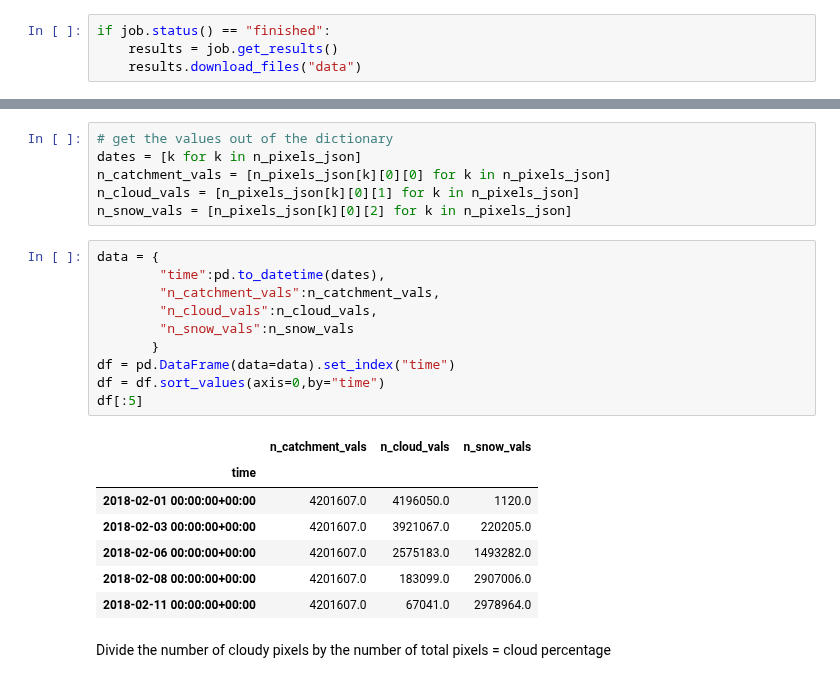
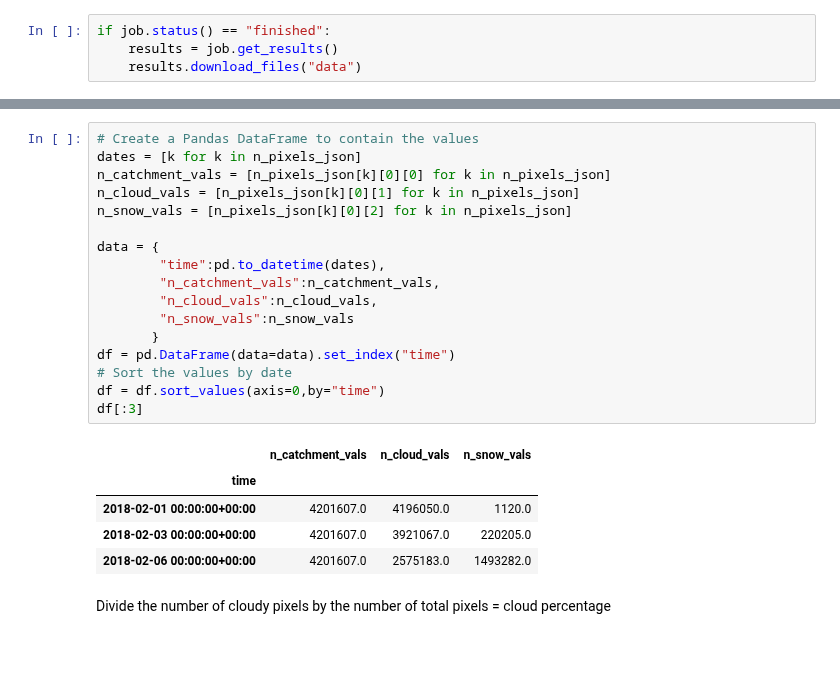
Before and after one commit to EO-College/cubes-and-clouds, a Jupyter notebook: lectures/3.1_data_processing/exercises/31_data_processing_cdse.ipynb, the cells around one changed output, grey strips where cells are left out. Drawn from its saved outputs; the diff is of its cells as text; blank space fills up the shorter version.

```diff
--- a/lectures/3.1_data_processing/exercises/31_data_processing_cdse.ipynb
+++ b/lectures/3.1_data_processing/exercises/31_data_processing_cdse.ipynb
@@ -242,27 +265,26 @@ list(n_pixels_json.items())[:5]
 # %%
-# get the values out of the dictionary
+# Create a Pandas DataFrame to contain the values
 dates = [k for k in n_pixels_json]
 n_catchment_vals = [n_pixels_json[k][0][0] for k in n_pixels_json]
 n_cloud_vals = [n_pixels_json[k][0][1] for k in n_pixels_json]
 n_snow_vals = [n_pixels_json[k][0][2] for k in n_pixels_json]
+
+data = {
+        "time":pd.to_datetime(dates),
+        "n_catchment_vals":n_catchment_vals,
+        "n_cloud_vals":n_cloud_vals,
+        "n_snow_vals":n_snow_vals
+       }
+df = pd.DataFrame(data=data).set_index("time")
+# Sort the values by date
+df = df.sort_values(axis=0,by="time")
+df[:3]
+# %% [output]
+|  | n_catchment_vals | n_cloud_vals | n_snow_vals |
+| time |  |  |  |
+| 2018-02-01 00:00:00+00:00 | 4201607.0 | 4196050.0 | 1120.0 |
+| 2018-02-03 00:00:00+00:00 | 4201607.0 | 3921067.0 | 220205.0 |
+| 2018-02-06 00:00:00+00:00 | 4201607.0 | 2575183.0 | 1493282.0 |
-# %%
-data = {
-        "time":pd.to_datetime(dates),
-        "n_catchment_vals":n_catchment_vals,
-        "n_cloud_vals":n_cloud_vals,
-        "n_snow_vals":n_snow_vals
-       }
-df = pd.DataFrame(data=data).set_index("time")
-df = df.sort_values(axis=0,by="time")
-df[:5]
-# %% [output]
-|  | n_catchment_vals | n_cloud_vals | n_snow_vals |
-| time |  |  |  |
-| 2018-02-01 00:00:00+00:00 | 4201607.0 | 4196050.0 | 1120.0 |
-| 2018-02-03 00:00:00+00:00 | 4201607.0 | 3921067.0 | 220205.0 |
-| 2018-02-06 00:00:00+00:00 | 4201607.0 | 2575183.0 | 1493282.0 |
-| 2018-02-08 00:00:00+00:00 | 4201607.0 | 183099.0 | 2907006.0 |
-| 2018-02-11 00:00:00+00:00 | 4201607.0 | 67041.0 | 2978964.0 |
 # %% [markdown]
 Divide the number of cloudy pixels by the number of total pixels = cloud percentage
 # %%
```
Also changed, not shown: parts of 37 cells of this notebook.
